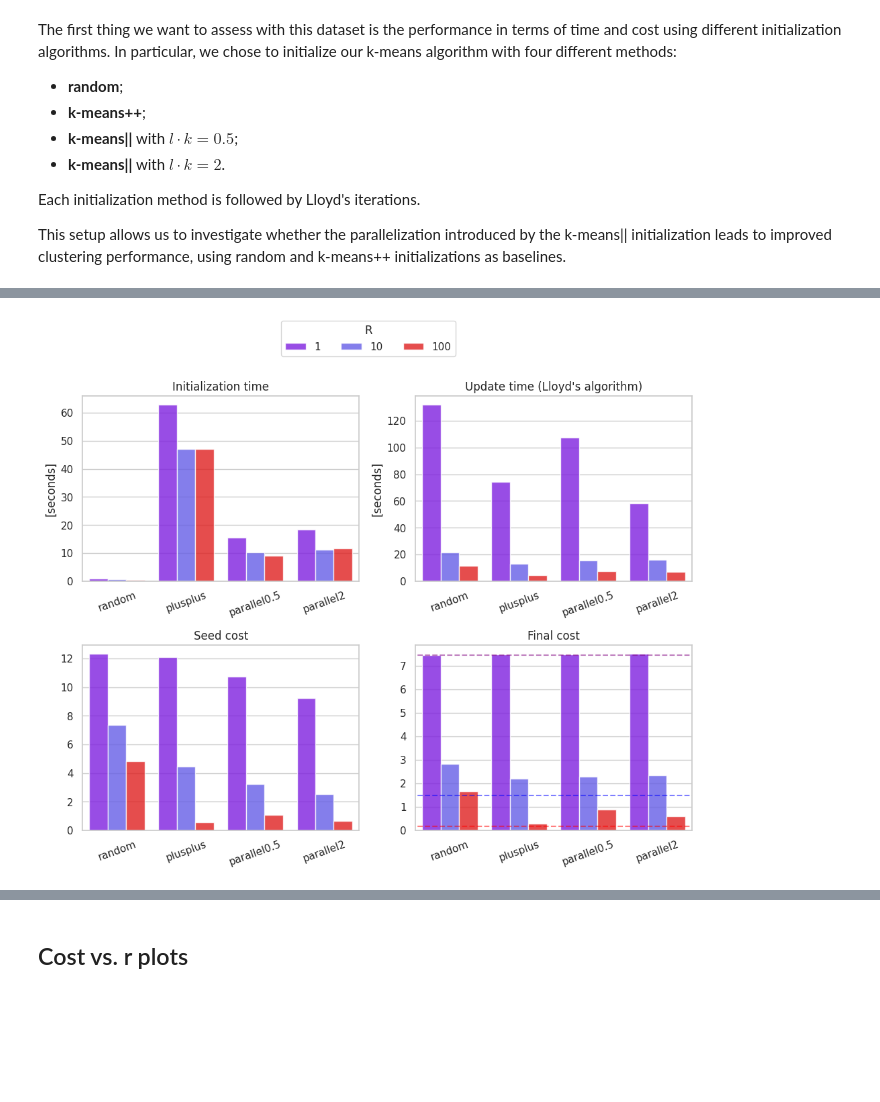
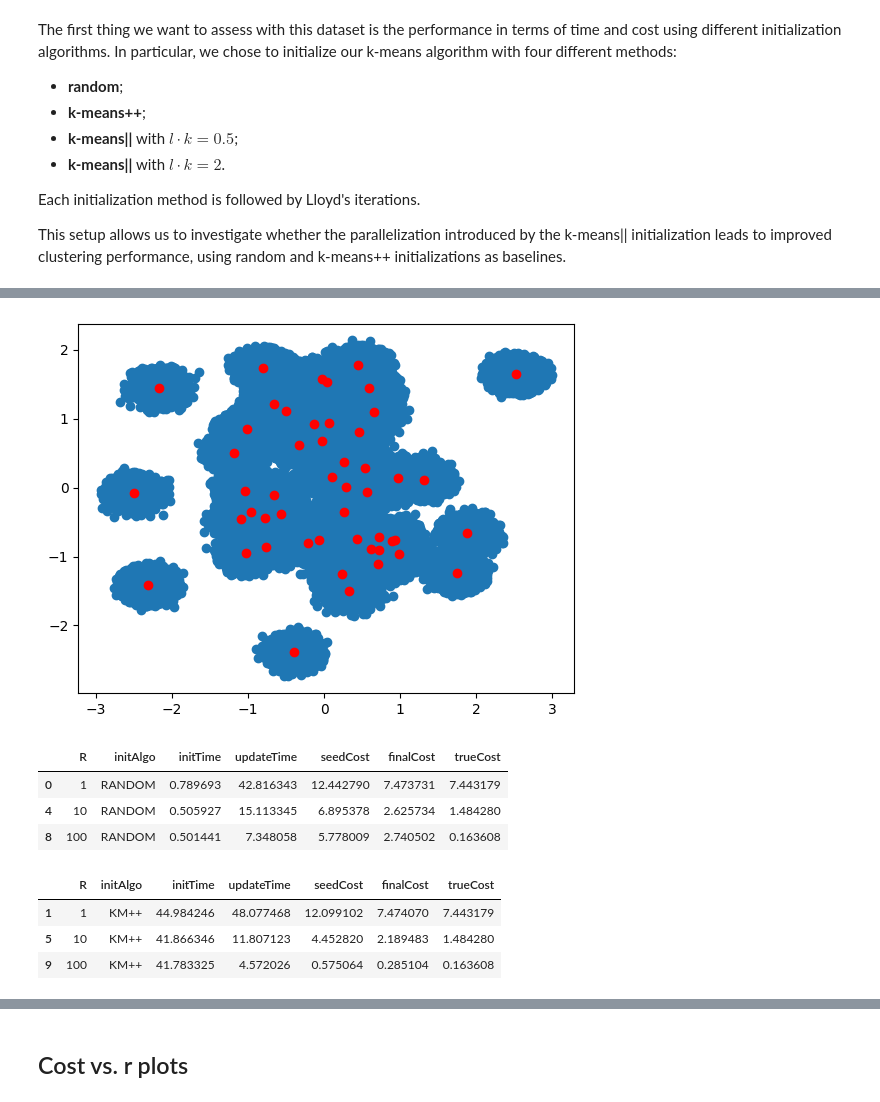
Before and after one commit to GiacomoGasparotto/Distributed-K-means, a Jupyter notebook: final.ipynb, the cells around one changed output, grey strips where cells are left out. Cells and saved outputs as stored; diff of their text form; code cells hidden in the pictures; blank space fills up the shorter version.

```diff
--- a/final.ipynb
+++ b/final.ipynb
@@ -93,11 +95,11 @@ def compute_initAlgoMetrics(
     # Initialization
     startTime = time.time()
 
-    if initAlgo == "random":
+    if initAlgo == "RANDOM":
         centroids = kMeansRandom_init(data_rdd, k)
-    elif initAlgo == "plusplus":
+    elif initAlgo == "KM++":
         centroids = kMeansPlusPlus_init(data_ndarray, k)
-    elif initAlgo == "parallel":
+    elif initAlgo == "KM||":
         centroids = kMeansParallel_init(data_rdd, k, l, r)
     else:
         raise ValueError(f"Wrong initialization algorithm selected: '{initAlgo}'")
@@ -128,7 +122,7 @@ dim = 15
 R = [1, 10, 100]
 r = 5
 iterations = 1000
-initAlgorithms = ["random", "plusplus", "parallel", "parallel"]
+initAlgorithms = ["RANDOM", "KM++", "KM||", "KM||"]
 lk_ratios = [0, 0, 0.5, 2]
 # %%
 initAlgoMetrics = []
@@ -137,7 +131,7 @@ for variance in R:
     gmData_rdd = sc.parallelize([row for row in gmData], numSlices=16).persist()
     trueCost = compute_cost(gmData_rdd, gmCenters)
     for initAlgo, lk_ratio in zip(initAlgorithms, lk_ratios):
-        print(f"R: {variance} | initAlgo: {f"{initAlgo}{lk_ratio}" if initAlgo == "parallel" else initAlgo}")
+        print(f"R: {variance} | initAlgo: {f"{initAlgo} {lk_ratio}" if initAlgo == "KM||" else initAlgo}")
         initTime, updateTime, seedCost, finalCost = compute_initAlgoMetrics(
             initAlgo = initAlgo,
             data_ndarray = gmData,
@@ -149,7 +143,7 @@ for variance in R:
         )
         initAlgoMetrics.append({
             "R": variance,
-            "initAlgo": f"{initAlgo}{lk_ratio}" if initAlgo == "parallel" else initAlgo,
+            "initAlgo": f"{initAlgo} {lk_ratio}" if initAlgo == "KM||" else initAlgo,
             "initTime": initTime,
             "updateTime": updateTime,
             "seedCost": seedCost,
@@ -175,48 +169,20 @@ R: 100 | initAlgo: parallel2
-# %%
-sns.set_theme(style="whitegrid")
-matplotlib.rcParams.update({'font.size': 12})
-
-# Define metrics and titles
-metrics = ["initTime", "updateTime", "seedCost", "finalCost"]
-units = ["[seconds]", "[seconds]", None, None]
-titles = ["Initialization time", "Update time (Lloyd's algorithm)", "Seed cost", "Final cost"]
-
-# Plot
-fig, axs = plt.subplots(2, 2, figsize=(10, 8))
-
-for ax, metric, title, unit in zip(axs.flat, metrics, titles, units):
-    sns.barplot(
-        data = initAlgoMetrics,
-        x = "initAlgo",
-        y = metric,
-        hue = "R",
-        palette = "rainbow",
-        alpha = 0.8,
-        ax = ax
-    )
-    if title == "Final cost":
-        ax.hlines(np.unique(initAlgoMetrics["trueCost"]), xmin = -1, xmax = 4,
-                  colors = ["red", "blue", "purple"], linestyle = "--", alpha = 0.5)
-    ax.set_title(title)
-    ax.set_xlim(-0.5, 3.5)
-    ax.set_xlabel(None)
-    ax.set_ylabel(unit)
-    ax.tick_params(axis="x", rotation=20)
-    ax.get_legend().remove()
-
-
-# Legend comune in alto
-handles, labels = axs[0, 0].get_legend_handles_labels()
-fig.legend(
-    handles, labels,
-    loc="upper center",
-    ncol=len(labels),
-    title="R",
-    bbox_to_anchor=(0.5, 1.05)
-)
-
-plt.savefig("time_cost_comparison.pdf")
-plt.tight_layout(rect=[0, 0, 1, 0.95])
-plt.show()
-# %% [output]
-[figure, removed]
+# %%
+plt.scatter(gmData[:,0], gmData[:,1])
+plt.scatter(gmCenters[:,0], gmCenters[:,1], c="red")
+plt.show()
+# %% [output]
+[figure, added]
+# %%
+initAlgoMetrics[initAlgoMetrics["initAlgo"]=="RANDOM"]
+# %% [output]
+|  | R | initAlgo | initTime | updateTime | seedCost | finalCost | trueCost |
+| 0 | 1 | RANDOM | 0.789693 | 42.816343 | 12.442790 | 7.473731 | 7.443179 |
+| 4 | 10 | RANDOM | 0.505927 | 15.113345 | 6.895378 | 2.625734 | 1.484280 |
+| 8 | 100 | RANDOM | 0.501441 | 7.348058 | 5.778009 | 2.740502 | 0.163608 |
+# %%
+initAlgoMetrics[initAlgoMetrics["initAlgo"]=="KM++"]
+# %% [output]
+|  | R | initAlgo | initTime | updateTime | seedCost | finalCost | trueCost |
+| 1 | 1 | KM++ | 44.984246 | 48.077468 | 12.099102 | 7.474070 | 7.443179 |
+| 5 | 10 | KM++ | 41.866346 | 11.807123 | 4.452820 | 2.189483 | 1.484280 |
+| 9 | 100 | KM++ | 41.783325 | 4.572026 | 0.575064 | 0.285104 | 0.163608 |
```
Also changed, not shown: parts of 38 cells of this notebook, 1 other file.
